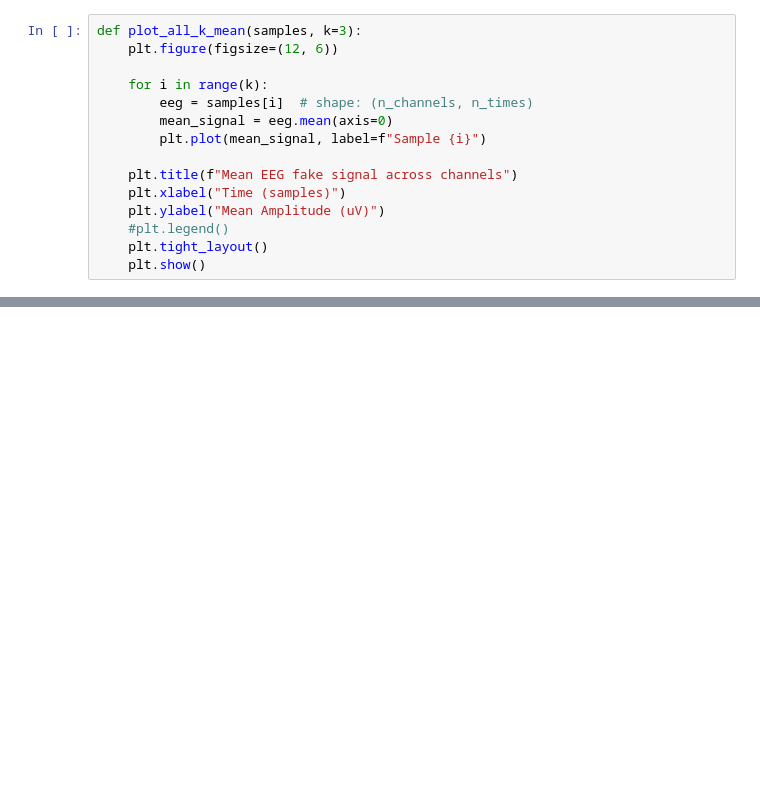
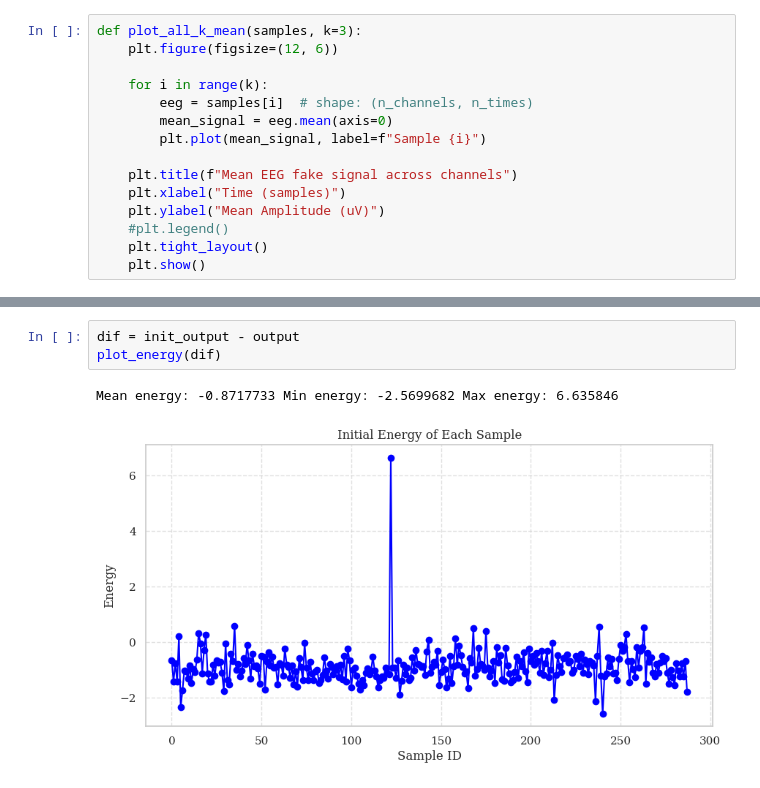
Before and after one commit to polghskggh/DL2_project, a Jupyter notebook: eeg/test_samples.ipynb, the cells around one changed output, grey strips where cells are left out. Cells and saved outputs as stored; diff of their text form; blank space fills up the shorter version.

```diff
--- a/eeg/test_samples.ipynb
+++ b/eeg/test_samples.ipynb
@@ -150,0 +269,6 @@ plot_all_k_mean(x_fake, 1)
+# %%
+dif = init_output - output
+plot_energy(dif)
+# %% [output]
+Mean energy: -0.8717733 Min energy: -2.5699682 Max energy: 6.635846
+[figure, added]
```
Also changed, not shown: parts of 19 cells of this notebook, 1 other file.
